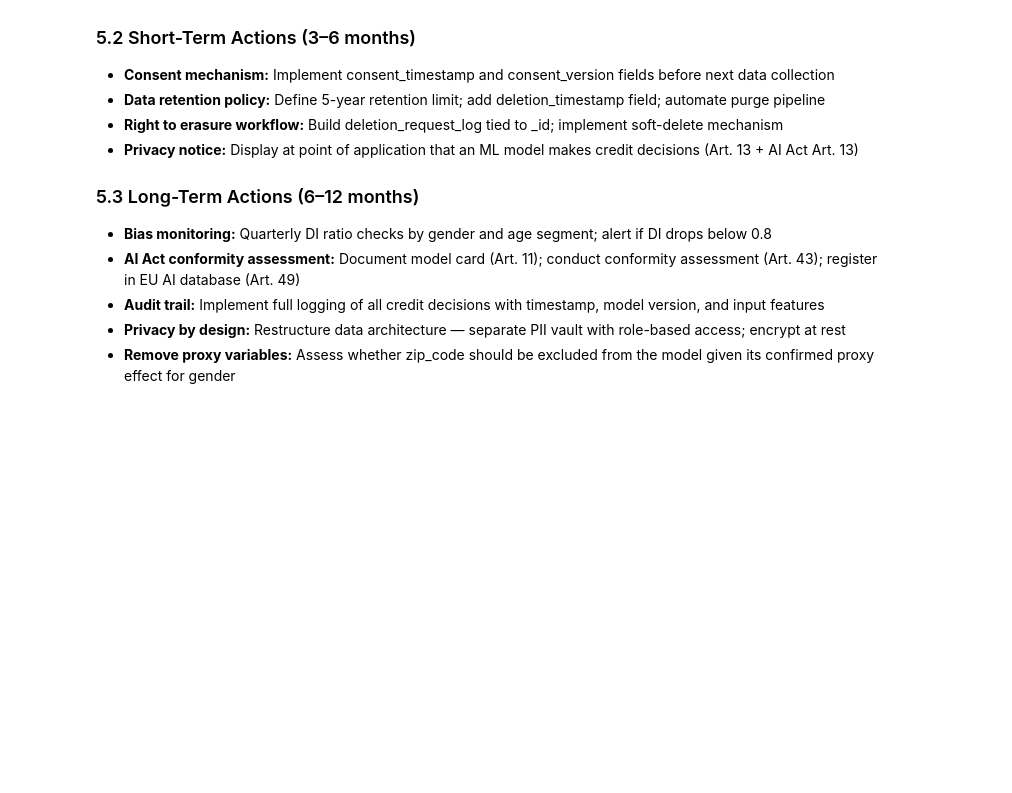
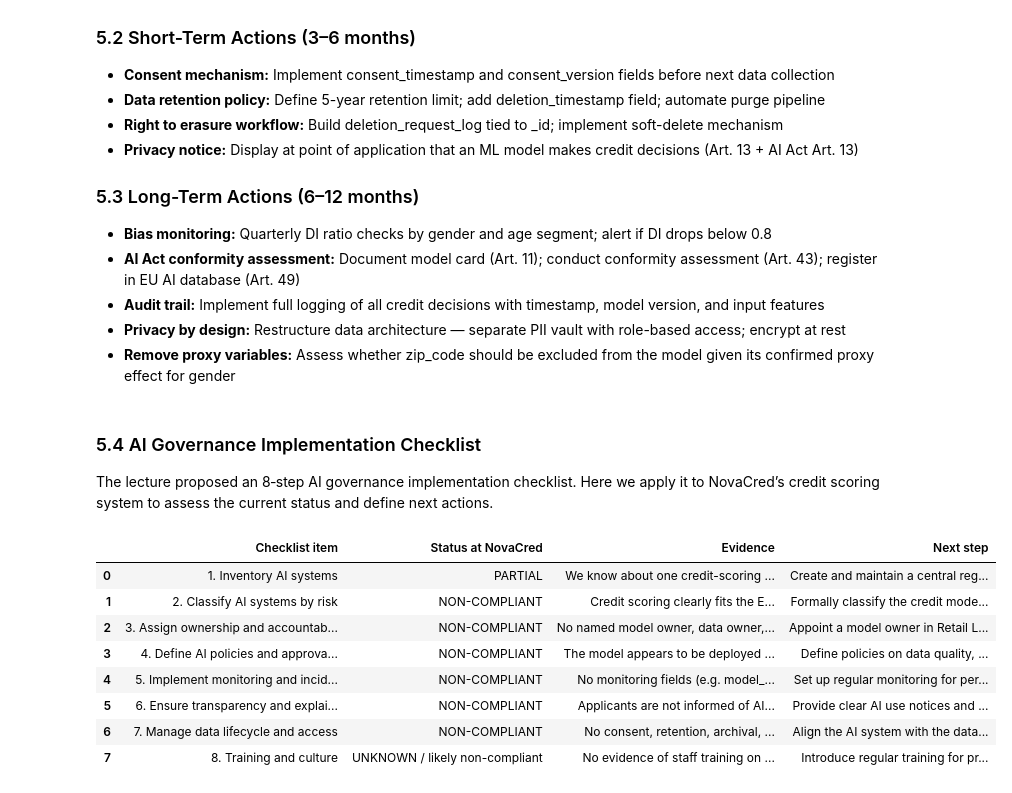
Before and after one commit to PC66323/2606_Data-Ecosystems_G14_novacred, a Jupyter notebook: notebooks/03-privacy-demo.ipynb, the cells around one changed output. Saved outputs shown, nothing was run; the diff lists cells and outputs as text; code cells hidden in the pictures; blank space fills up the shorter version.

```diff
--- a/notebooks/03-privacy-demo.ipynb
+++ b/notebooks/03-privacy-demo.ipynb
@@ -315,3 +565,71 @@ following concrete controls for NovaCred:
 - **Audit trail:** Implement full logging of all credit decisions with timestamp, model version, and input features
 - **Privacy by design:** Restructure data architecture — separate PII vault with role-based access; encrypt at rest
 - **Remove proxy variables:** Assess whether zip_code should be excluded from the model given its confirmed proxy effect for gender
+# %% [markdown]
+### 5.4 AI Governance Implementation Checklist
+
+The lecture proposed an 8‑step AI governance implementation checklist. Here we apply it to NovaCred’s credit scoring system to assess the current status and define next actions.
+# %%
+ai_checklist = [
+    {
+        "Checklist item": "1. Inventory AI systems",
+        "Status at NovaCred": "PARTIAL",
+        "Evidence": "We know about one credit-scoring model from the dataset and project description, but there is no formal enterprise-wide AI inventory.",
+        "Next step": "Create and maintain a central register of all AI/ML systems in use (purpose, owner, data sources, risk rating)."
+    },
+    {
+        "Checklist item": "2. Classify AI systems by risk",
+        "Status at NovaCred": "NON-COMPLIANT",
+        "Evidence": "Credit scoring clearly fits the EU AI Act Annex III high-risk category, but NovaCred has no documented risk classification or impact assessment.",
+        "Next step": "Formally classify the credit model as HIGH-RISK, document rationale, and apply high-risk obligations to its lifecycle."
+    },
+    {
+        "Checklist item": "3. Assign ownership and accountability",
+        "Status at NovaCred": "NON-COMPLIANT",
+        "Evidence": "No named model owner, data owner, or risk owner is visible in the dataset or documentation.",
+        "Next step": "Appoint a model owner in Retail Lending, a data owner for credit data, and a risk/compliance owner responsible for governance sign-off."
+    },
+    {
+        "Checklist item": "4. Define AI policies and approval gates",
+        "Status at NovaCred": "NON-COMPLIANT",
+        "Evidence": "The model appears to be deployed without a documented approval workflow, fairness threshold, or policy on acceptable data sources.",
+        "Next step": "Define policies on data quality, fairness thresholds (e.g. DI ≥ 0.8), and human oversight, and require sign-off before any production deployment."
+    },
+    {
+        "Checklist item": "5. Implement monitoring and incident handling",
+        "Status at NovaCred": "NON-COMPLIANT",
+        "Evidence": "No monitoring fields (e.g. model_version, drift metrics, incident logs) are present; the bias findings from notebook 02 are not tracked operationally.",
+        "Next step": "Set up regular monitoring for performance, bias, and data drift; define an escalation process for incidents and model rollbacks."
+    },
+    {
+        "Checklist item": "6. Ensure transparency and explainability",
+        "Status at NovaCred": "NON-COMPLIANT",
+        "Evidence": "Applicants are not informed of AI use, and there is no field capturing explanations or reasons for credit decisions.",
+        "Next step": "Provide clear AI use notices and generate human-readable explanations for each decision that can be shared with applicants on request."
+    },
+    {
+        "Checklist item": "7. Manage data lifecycle and access",
+        "Status at NovaCred": "NON-COMPLIANT",
+        "Evidence": "No consent, retention, archival, or deletion metadata; raw identifiers and critical financial features are stored together.",
+        "Next step": "Align the AI system with the data lifecycle governance map (collection → deletion) and restrict access to PII and training data."
+    },
+    {
+        "Checklist item": "8. Training and culture",
+        "Status at NovaCred": "UNKNOWN / likely non-compliant",
+        "Evidence": "No evidence of staff training on AI risks, fairness, or GDPR/AI Act obligations in the available artefacts.",
+        "Next step": "Introduce regular training for product, risk, and data teams on AI governance, fairness, and regulatory requirements."
+    }
+]
+
+ai_checklist_df = pd.DataFrame(ai_checklist)
+ai_checklist_df
+# %% [output]
+|  | Checklist item | Status at NovaCred | Evidence | Next step |
+| 0 | 1. Inventory AI systems | PARTIAL | We know about one credit-scoring ... | Create and maintain a central reg... |
+| 1 | 2. Classify AI systems by risk | NON-COMPLIANT | Credit scoring clearly fits the E... | Formally classify the credit mode... |
+| 2 | 3. Assign ownership and accountab... | NON-COMPLIANT | No named model owner, data owner,... | Appoint a model owner in Retail L... |
+| 3 | 4. Define AI policies and approva... | NON-COMPLIANT | The model appears to be deployed ... | Define policies on data quality, ... |
+| 4 | 5. Implement monitoring and incid... | NON-COMPLIANT | No monitoring fields (e.g. model_... | Set up regular monitoring for per... |
+| 5 | 6. Ensure transparency and explai... | NON-COMPLIANT | Applicants are not informed of AI... | Provide clear AI use notices and ... |
+| 6 | 7. Manage data lifecycle and access | NON-COMPLIANT | No consent, retention, archival, ... | Align the AI system with the data... |
+| 7 | 8. Training and culture | UNKNOWN / likely non-compliant | No evidence of staff training on ... | Introduce regular training for pr... |
```
Also changed, not shown: parts of 22 cells of this notebook.
